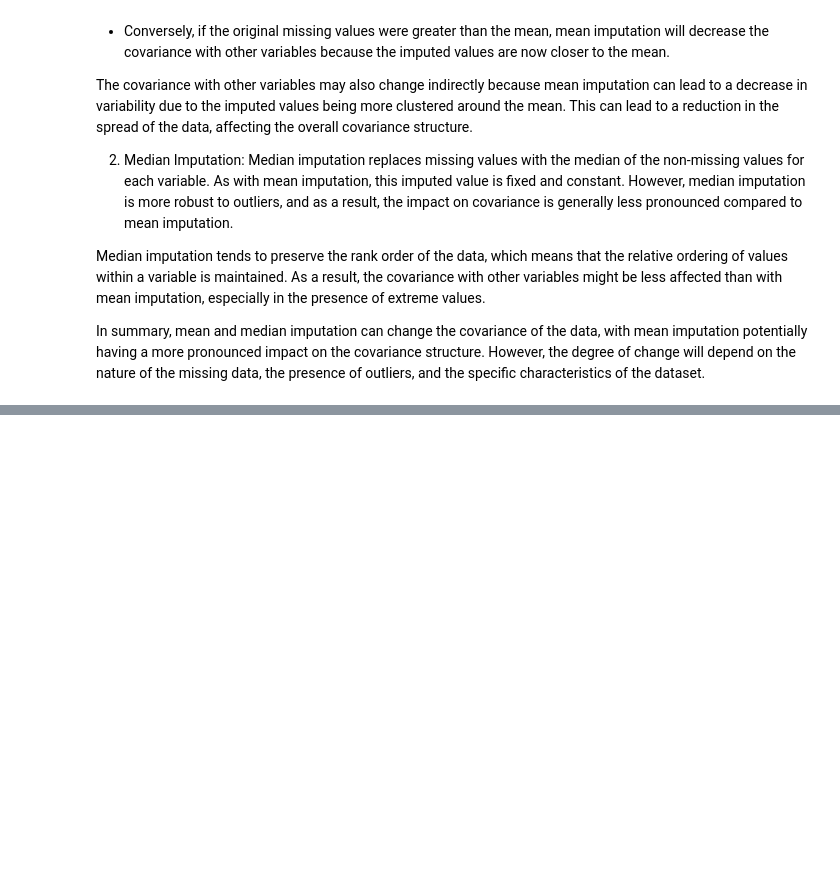
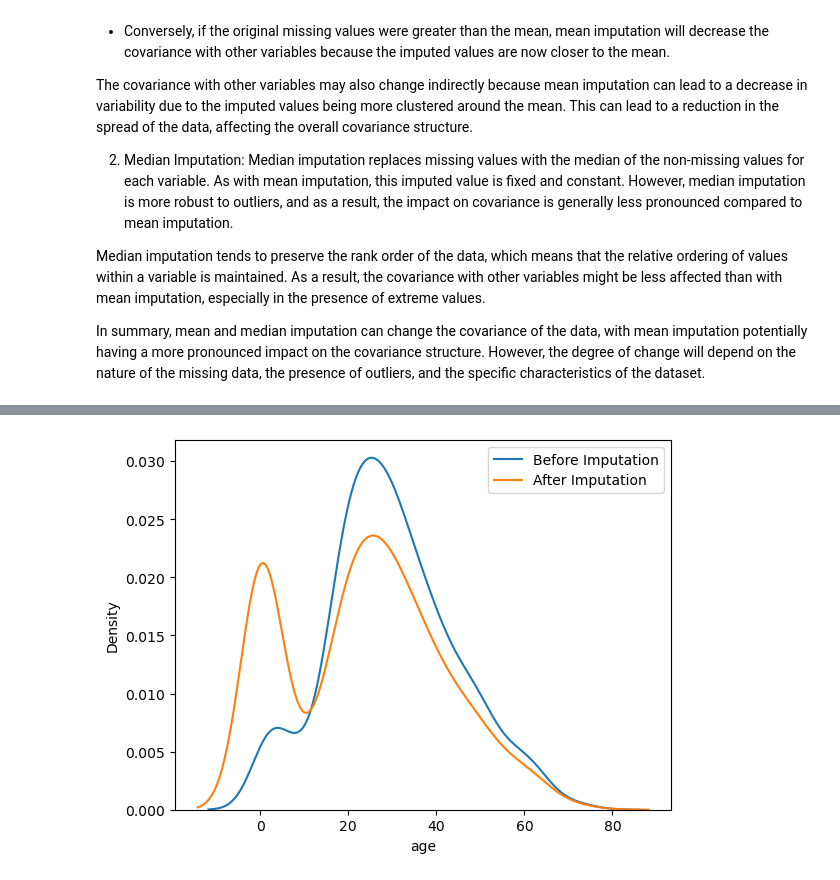
Before and after one commit to Himanshu-1703/Missing_values_imputation, a Jupyter notebook: Mean Median Imputation.ipynb, the cells around one changed output, grey strips where cells are left out. Cells and saved outputs as stored; diff of their text form; code cells hidden in the pictures; blank space fills up the shorter version.

```diff
--- a/Mean Median Imputation.ipynb
+++ b/Mean Median Imputation.ipynb
@@ -366,0 +479,6 @@ In summary, mean and median imputation can change the covariance of the data, wi
+# %%
+# plot the kde plot for the age column
+
+plotter.kdeplot('age')
+# %% [output]
+[figure, added]
```
Also changed, not shown: parts of 16 cells of this notebook.
